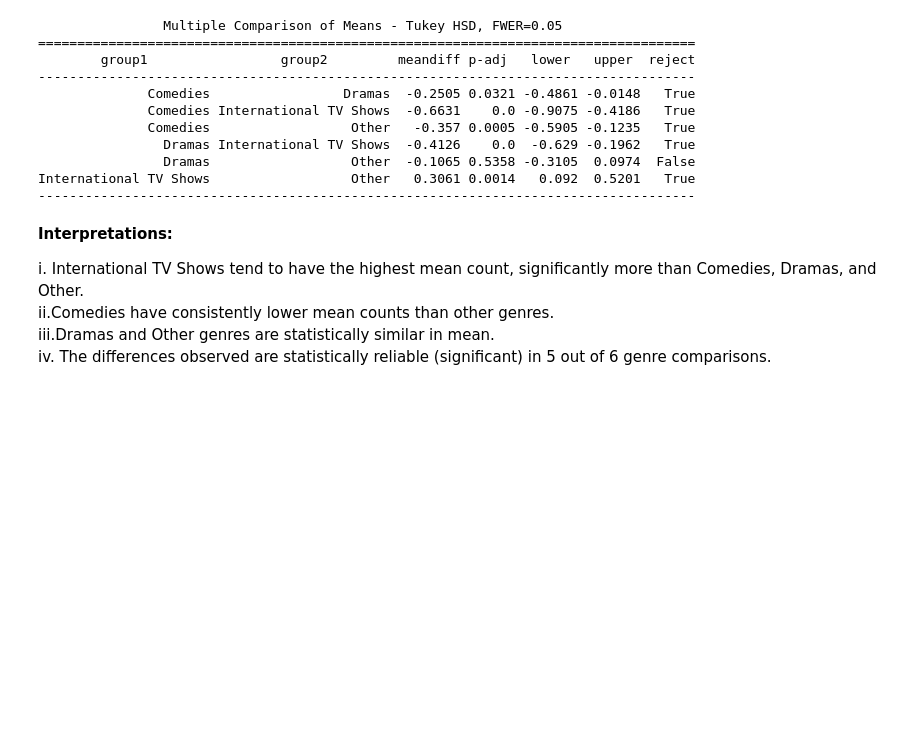
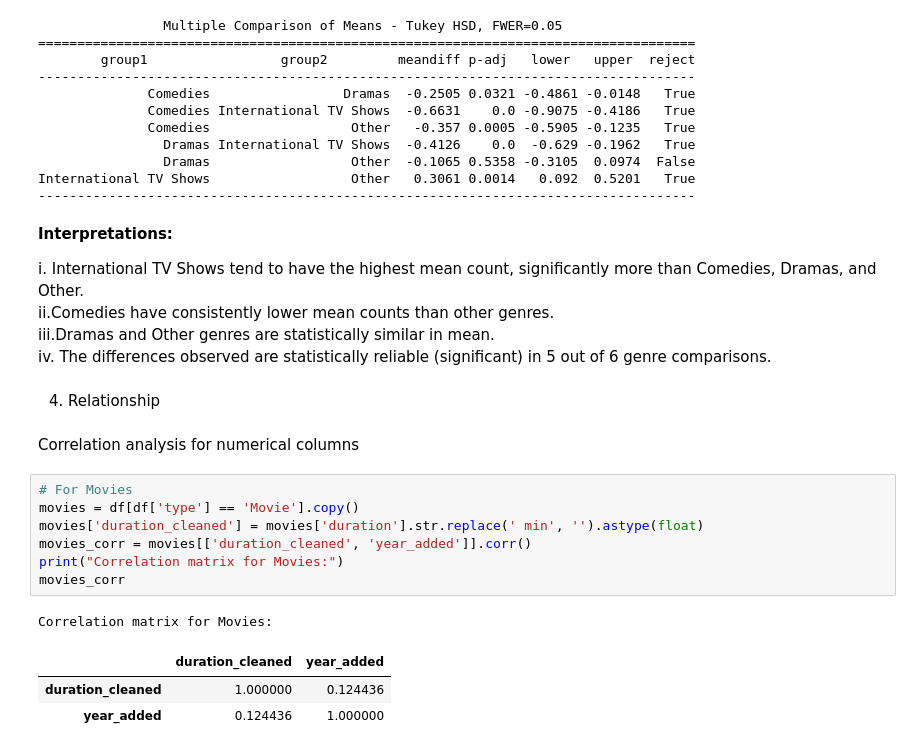
Before and after one commit to SakriyaPyakurel/netflix-EDA, a Jupyter notebook: eda.ipynb, the cells around one changed output. Cells and saved outputs as stored; diff of their text form; blank space fills up the shorter version.

```diff
--- a/eda.ipynb
+++ b/eda.ipynb
@@ -823,3 +824,19 @@ i. International TV Shows tend to have the highest mean count, significantly mor
 ii.Comedies have consistently lower mean counts than other genres.<br>
 iii.Dramas and Other genres are statistically similar in mean.<br>
 iv. The differences observed are statistically reliable (significant) in 5 out of 6 genre comparisons.
+# %% [markdown]
+4. Relationship
+# %% [markdown]
+Correlation analysis for numerical columns
+# %%
+# For Movies
+movies = df[df['type'] == 'Movie'].copy()
+movies['duration_cleaned'] = movies['duration'].str.replace(' min', '').astype(float)
+movies_corr = movies[['duration_cleaned', 'year_added']].corr()
+print("Correlation matrix for Movies:")
+movies_corr
+# %% [output]
+Correlation matrix for Movies:
+|  | duration_cleaned | year_added |
+| duration_cleaned | 1.000000 | 0.124436 |
+| year_added | 0.124436 | 1.000000 |
```
Also changed, not shown: parts of 4 cells of this notebook, 1 other file.
